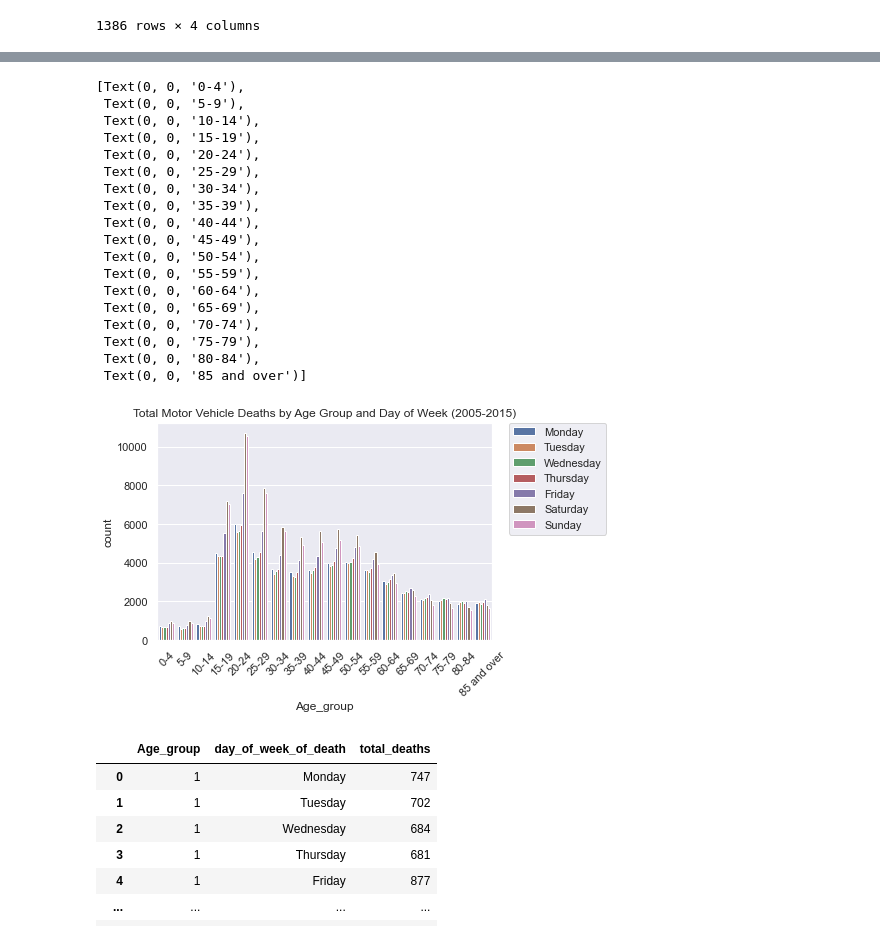
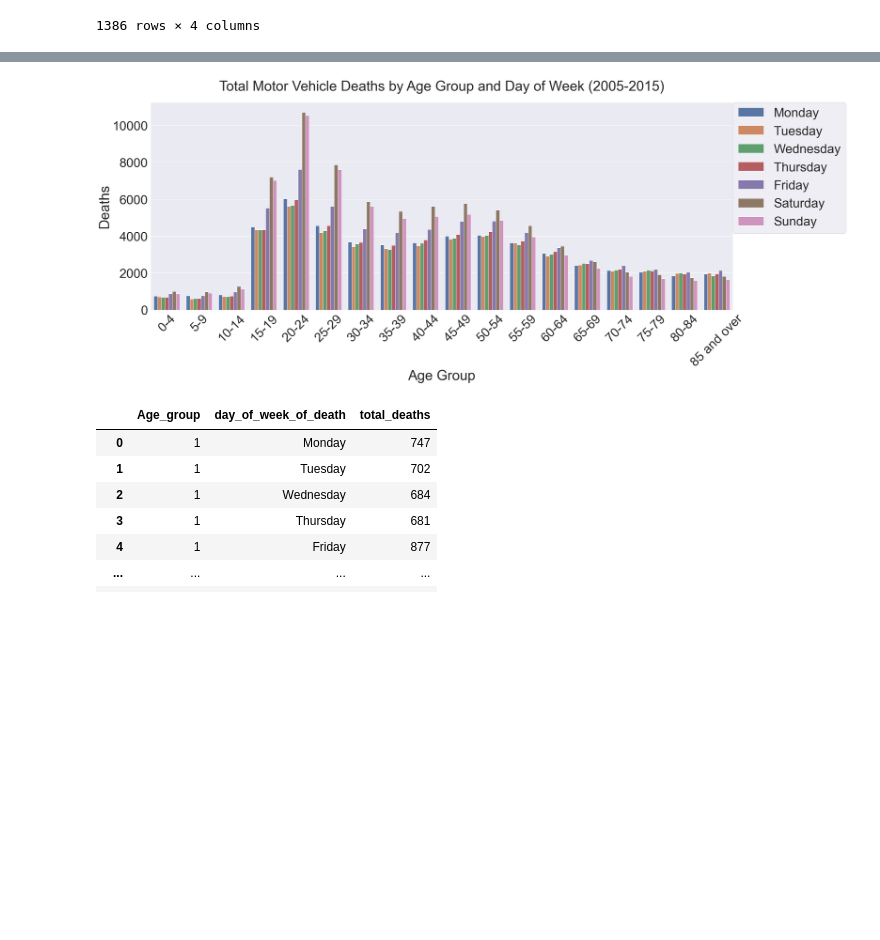
Before and after one commit to MimiBebe/Project-1Team3, a Jupyter notebook: Barbara.ipynb, the cells around one changed output, grey strips where cells are left out. Saved outputs shown, nothing was run; the diff lists cells and outputs as text; code cells hidden in the pictures; blank space fills up the shorter version.

```diff
--- a/Barbara.ipynb
+++ b/Barbara.ipynb
@@ -1236,34 +1374,22 @@ p_agroup18_Mon_Sat Levene test p-value 5.43e-01
 # %%
 #order=['Sunday', 'Monday', 'Tuesday' ,'Wednesday','Thursday' ,'Friday', 'Saturday']
 #cut_bins = [0,15,20, 25, 30, 35, 40, 45, 50, 55, 60, 65, 70, 75, 80, 85, 90, 95, 100, 105, 110]
 #finalDf['cut_age'] = pd.cut(finalDf['detail_age'], bins=cut_bins) #labels=cut_labels_4)
 ax = sns.countplot(hue="day_of_week_of_death", x="Age_group", data=finalDf_with_census)
-ax.legend(bbox_to_anchor=(1.05, 1), loc=2,borderaxespad=0.)
-ax.set_title("Total Motor Vehicle Deaths by Age Group and Day of Week (2005-2015)")
+ax.legend(bbox_to_anchor=(1, 1), loc=2,borderaxespad=0.)
+ax.set_title("Total Motor Vehicle Deaths by Age Group and Day of Week (2005-2015)",  y=1.05, fontsize=48)
 plt.xticks([0, 1, 2, 3, 4, 5, 6, 7, 8, 9, 10, 11, 12, 13, 14, 15, 16, 17],
            ['0-4', '5-9', '10-14','15-19','20-24','25-29','30-34','35-39','40-44',
             '45-49','50-54','55-59','60-64','65-69','70-74','75-79','80-84','85 and over'])
 ax.set_xticklabels(ax.get_xticklabels(), rotation=45, horizontalalignment='center')
+ax.set(xlabel='Age Group', ylabel='Deaths')
+fig = plt.gcf()
+fig.set_size_inches( 36, 12.5)
+sns.set(font_scale=4)
+plt.subplots_adjust(top=0.92)
+plt.savefig('Deaths_by_age_group_and_day_of_week_barplot.pdf')
 # %% [output]
-[Text(0, 0, '0-4'),
- Text(0, 0, '5-9'),
- Text(0, 0, '10-14'),
- Text(0, 0, '15-19'),
- Text(0, 0, '20-24'),
- Text(0, 0, '25-29'),
- Text(0, 0, '30-34'),
- Text(0, 0, '35-39'),
- Text(0, 0, '40-44'),
- Text(0, 0, '45-49'),
- Text(0, 0, '50-54'),
- Text(0, 0, '55-59'),
- Text(0, 0, '60-64'),
- Text(0, 0, '65-69'),
- Text(0, 0, '70-74'),
- Text(0, 0, '75-79'),
- Text(0, 0, '80-84'),
- Text(0, 0, '85 and over')]
-[figure, old version]
+[figure, new version]
 # %%
 total_deaths_by_Age_group_and_weekday = finalDf.groupby(['Age_group', 'day_of_week_of_death']).size().reset_index(name='total_deaths').dropna()
 #total_deaths_by_Age_group_and_weekday.dtypes
```
Also changed, not shown: parts of 19 cells of this notebook, 6 other files.
